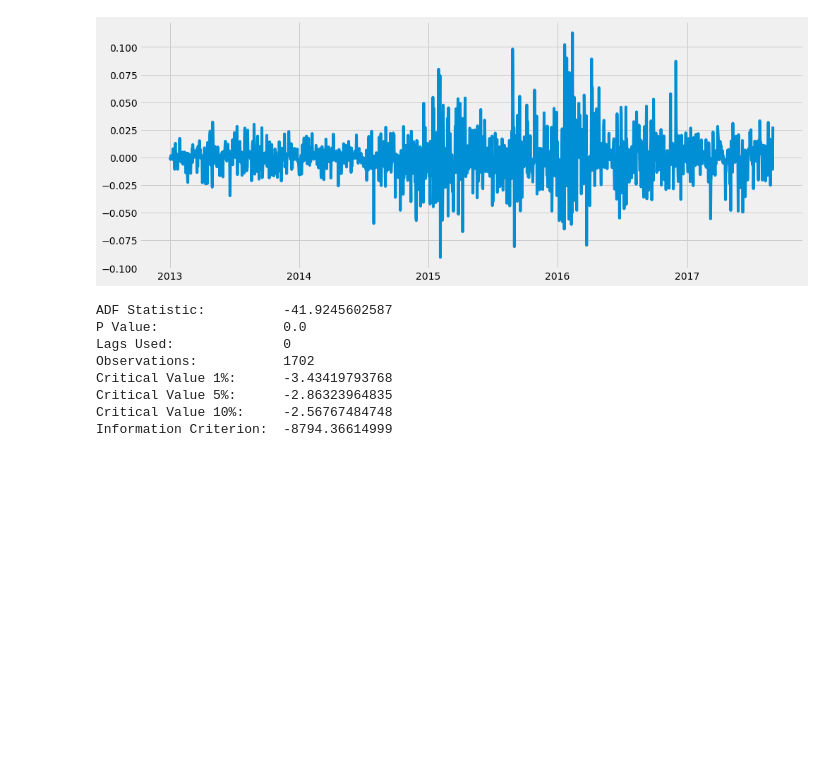
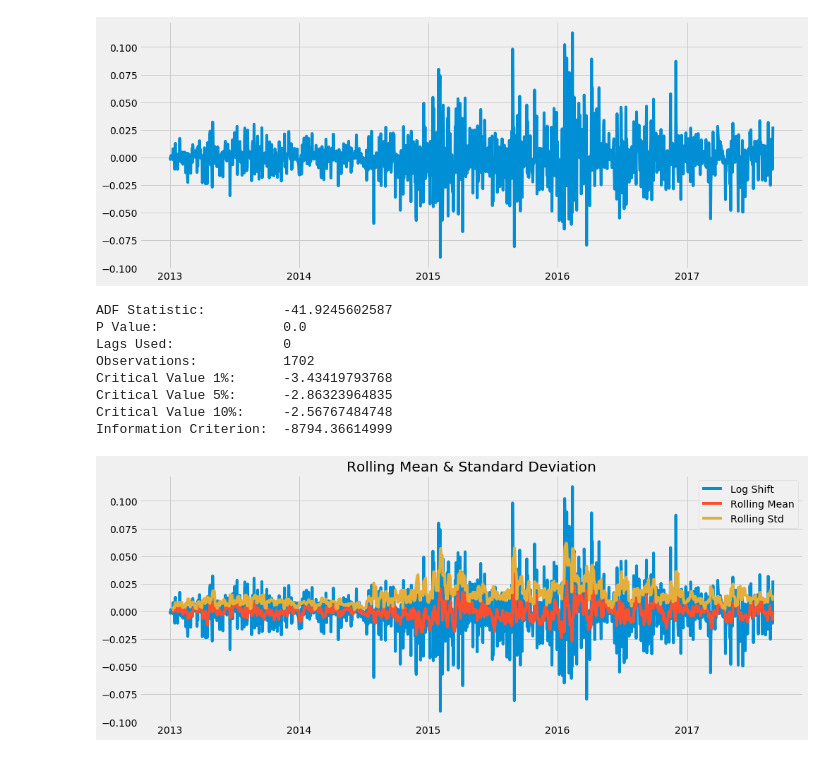
Before and after one commit to erstrong/FavoritaGrocery, a Jupyter notebook: Part3-ClusteringandModels/Time Series/Oil Time Series.ipynb, the cells around one changed output. Drawn from its saved outputs; the diff is of its cells as text; code cells hidden in the pictures; blank space fills up the shorter version.

Commit message:
oil time series

```diff
--- a/Part3-ClusteringandModels/Time Series/Oil Time Series.ipynb
+++ b/Part3-ClusteringandModels/Time Series/Oil Time Series.ipynb
@@ -186,3 +186,18 @@ Critical Value 1%:      -3.43419793768
 Critical Value 5%:      -2.86323964835
 Critical Value 10%:     -2.56767484748
 Information Criterion:  -8794.36614999
+# %%
+# Use Series rolling method, window is 7 for weekly average
+rolmean = log_diff.rolling(window=7).mean()
+rolstd = log_diff.rolling(window=7).std()
+
+#Plot rolling statistics:
+plt.close('all')
+orig = plt.plot(log_diff.index.to_pydatetime(), log_diff.values, label='Log Shift')
+mean = plt.plot(rolmean.index.to_pydatetime(), rolmean.values, label='Rolling Mean')
+std = plt.plot(rolstd.index.to_pydatetime(), rolstd.values, label = 'Rolling Std')
+plt.legend(loc='best')
+plt.title('Rolling Mean & Standard Deviation')
+plt.show(block=False)
+# %% [output]
+[figure, added]
```
Also changed, not shown: parts of 61 cells of this notebook, 2 other files.
